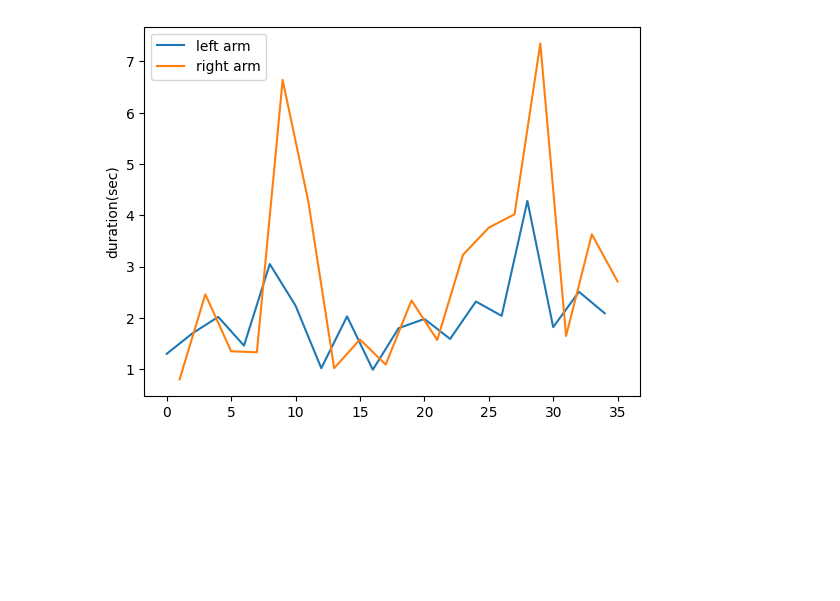
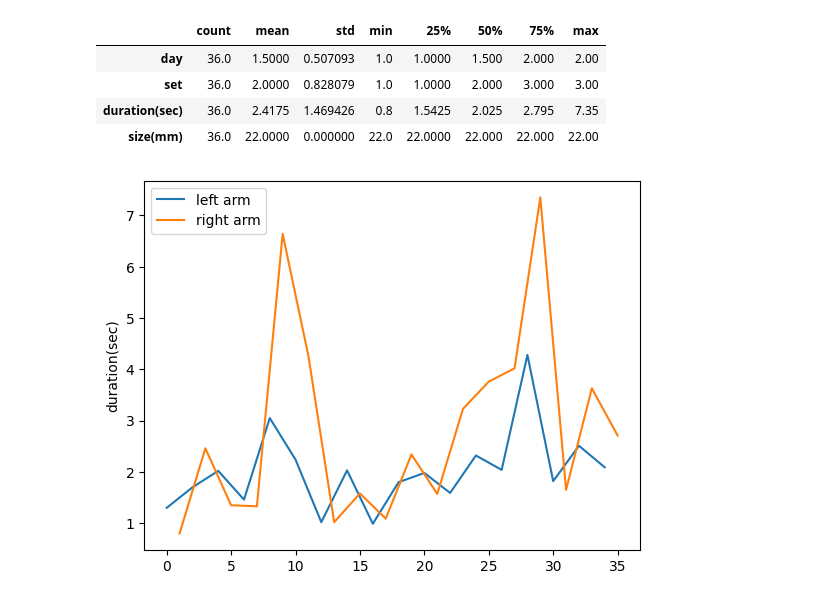
Before and after one commit to DanielBrechner/hangboard-tracker, a Jupyter notebook: graph.ipynb, the cells around one changed output. Saved outputs shown, nothing was run; the diff lists cells and outputs as text; code cells hidden in the pictures; blank space fills up the shorter version.

```diff
--- a/graph.ipynb
+++ b/graph.ipynb
@@ -24,0 +33,6 @@ data
+# %%
+def dtype(arg):
+    data[arg] = data[arg].astype('string')
+dtype('arm')
+dtype('position')
+data['date'] = pd.to_datetime(data['date'])
@@ -25,3 +56,11 @@ data
+# %%
+data.describe().T
+# %% [output]
+|  | count | mean | std | min | 25% | 50% | 75% | max |
+| day | 36.0 | 1.5000 | 0.507093 | 1.0 | 1.0000 | 1.500 | 2.000 | 2.00 |
+| set | 36.0 | 2.0000 | 0.828079 | 1.0 | 1.0000 | 2.000 | 3.000 | 3.00 |
+| duration(sec) | 36.0 | 2.4175 | 1.469426 | 0.8 | 1.5425 | 2.025 | 2.795 | 7.35 |
+| size(mm) | 36.0 | 22.0000 | 0.000000 | 22.0 | 22.0000 | 22.000 | 22.000 | 22.00 |
 # %%
 data.groupby('arm')['duration(sec)'].plot();
 plt.ylabel('duration(sec)');
```
Also changed, not shown: parts of 6 cells of this notebook.
